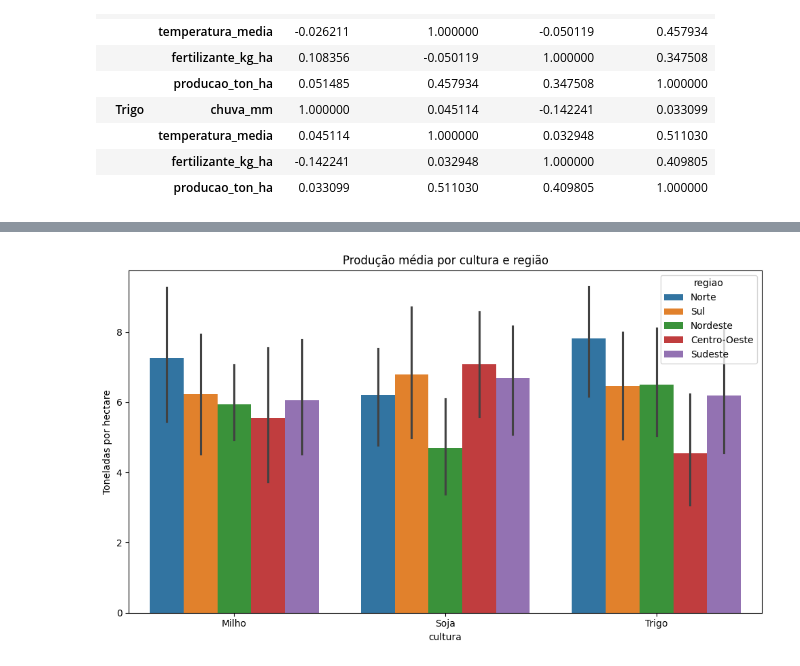
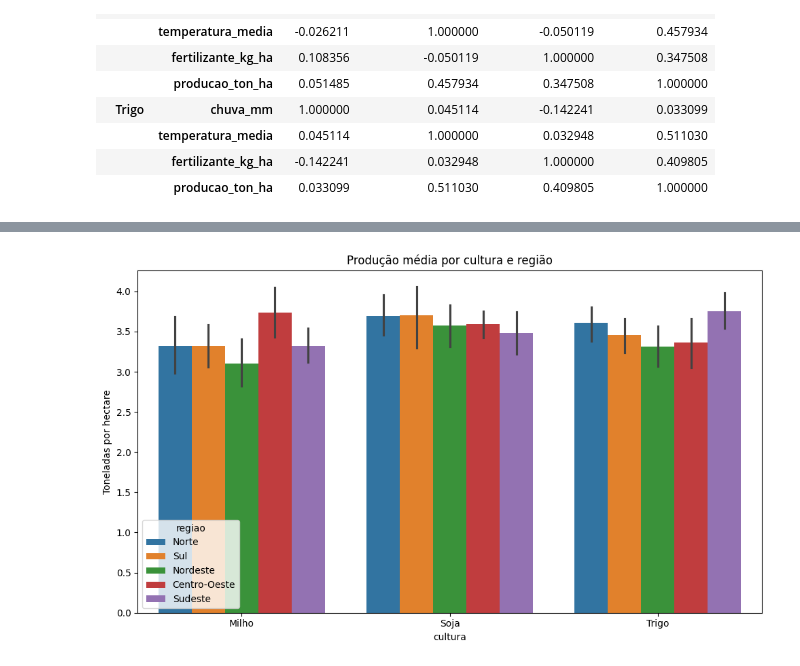
Before and after one commit to AndreiBataglia/projetos-em-ia-e-analise, a Jupyter notebook: notebooks/semana_01_analise_dados_agricola.ipynb, the cells around one changed output, grey strips where cells are left out. Saved outputs shown, nothing was run; the diff lists cells and outputs as text; code cells hidden in the pictures.

```diff
--- a/notebooks/semana_01_analise_dados_agricola.ipynb
+++ b/notebooks/semana_01_analise_dados_agricola.ipynb
@@ -124,9 +124,9 @@ display(df_tipos)
 # %%
 plt.figure(figsize=(10,6))
-sns.barplot(data=df, x="cultura", y="mes", hue="regiao")
+sns.barplot(data=df, x="cultura", y="producao_ton_ha", hue="regiao")
 plt.title("Produção média por cultura e região")
 plt.ylabel("Toneladas por hectare")
 plt.tight_layout()
 plt.show()
 # %% [output]
-[figure, old version]
+[figure, new version]
```
Also changed, not shown: parts of 2 cells of this notebook.
